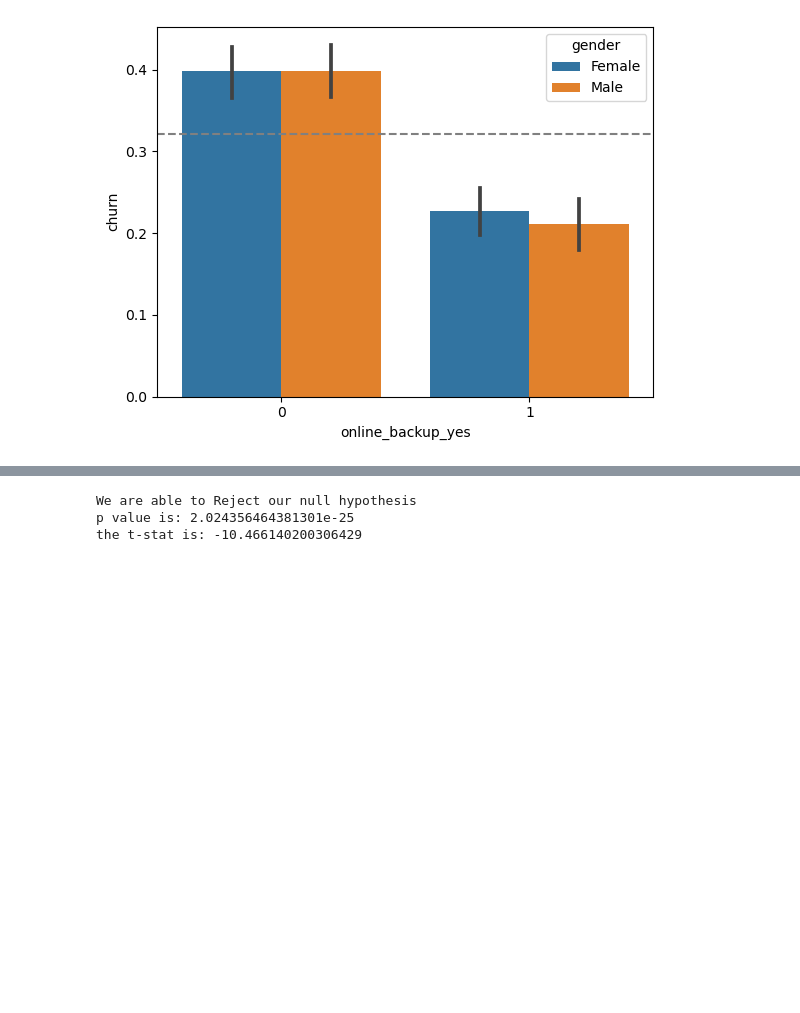
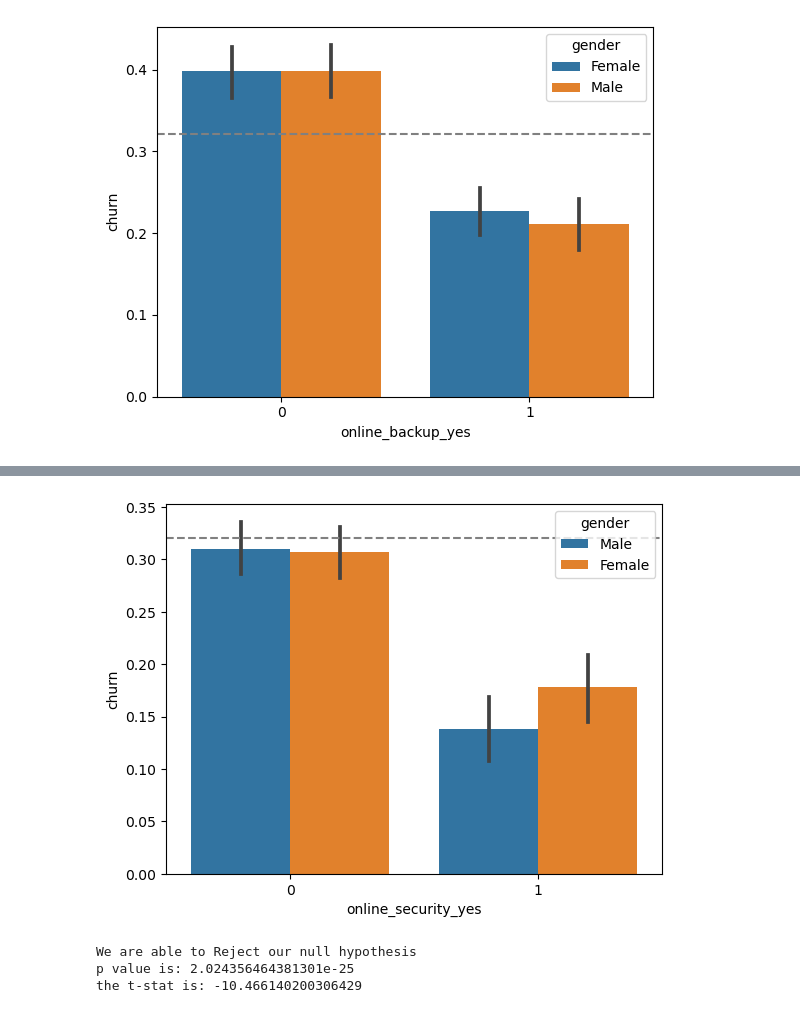
Before and after one commit to Adam-Harris87/classification-project, a Jupyter notebook: explore.ipynb, the cells around one changed output, grey strips where cells are left out. Cells and saved outputs as stored; diff of their text form; code cells hidden in the pictures; blank space fills up the shorter version.

```diff
--- a/explore.ipynb
+++ b/explore.ipynb
@@ -529,3 +515,12 @@ plt.show()
+# %%
+sns.barplot(data=train,
+            x='online_security_yes',
+            y='churn',
+           hue='gender')
+plt.axhline(internet.churn.mean(), ls='--', color='gray')
+plt.show()
+# %% [output]
+[figure, added]
 # %%
 t_stat, p = stats.ttest_ind(internet.security_and_backup, internet.churn)
 # %%
```
Also changed, not shown: parts of 16 cells of this notebook, 4 other files.
